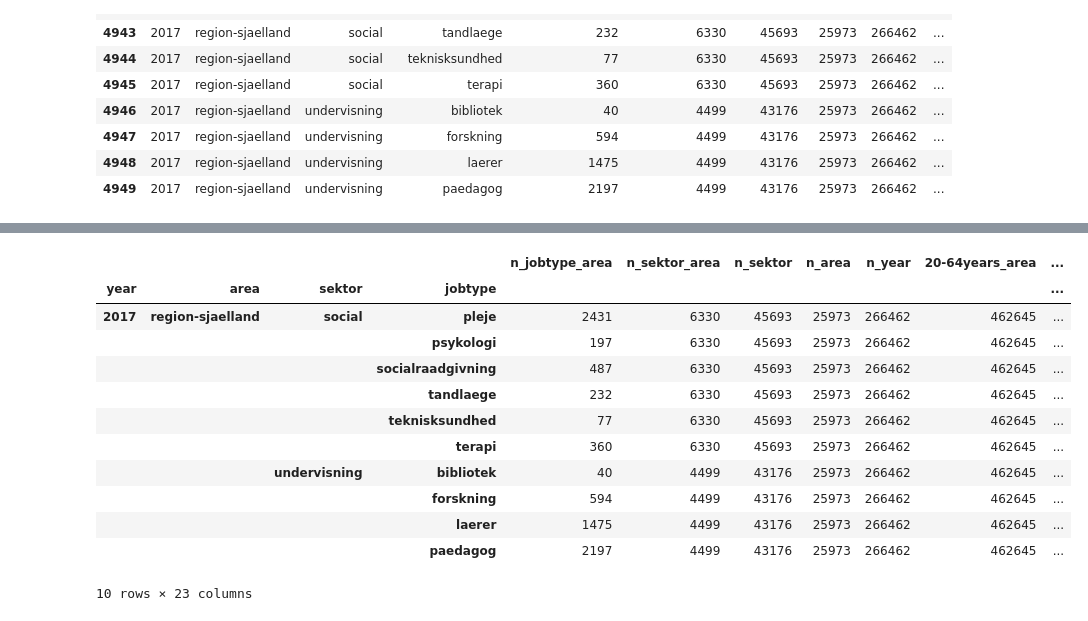
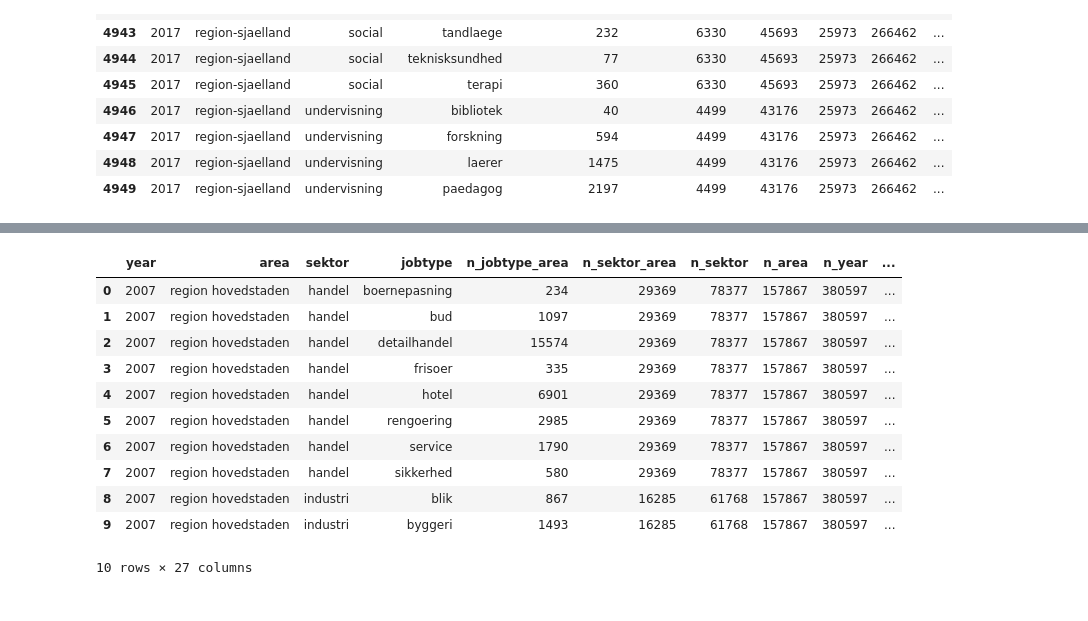
Before and after one commit to Naeim-S/GRP-33-TEST-1, a Jupyter notebook: EXAM/Analyse.ipynb, the cells around one changed output, grey strips where cells are left out. Cells and saved outputs as stored; diff of their text form; code cells hidden in the pictures.

```diff
--- a/EXAM/Analyse.ipynb
+++ b/EXAM/Analyse.ipynb
@@ -43,7 +43,7 @@ def get_data(table_id,variables):
     return data_json
 
 indexlabels_bnp=[2007,2008,2009,2010,2011,2012,2013,2014,2015,2016,2017]
-data_bnp=get_data('NAN1',['Tid=2007,2008,2009,2010,2011,2012,2013,2014,2015,2016,2017','TRANSAKT=B1GQK','PRISENHED=LAN_C']) # Nordjylland
+data_bnp=get_data('NAN1',['Tid=2007,2008,2009,2010,2011,2012,2013,2014,2015,2016,2017','TRANSAKT=B1GQK','PRISENHED=LAN_M']) # Nordjylland
 BNP=pd.DataFrame(data_bnp['dataset']['value'],index=indexlabels_bnp,columns=['BNP, 1000 kr. (2010)'])
 # BNP=BNP.reindex(labels = ['year'], index=BNP.index[::-1]).sort_index()
 # BNP=BNP.transpose()
@@ -67,8 +67,7 @@ BNP
 # %%
 #Merge the JobIndex data with the BNP:
 merged = pd.merge(jobindexed, BNP, on="year", how="left", validate="m:1")
-merged.to_csv("merged.csv") #Saved as a back up, just in case.
 #Create the multi index:
-merged = merged.set_index(['year', 'area', 'sektor', 'jobtype']).sort_index()
-merged.tail(10) #Looks beautiful
+# merged = merged.set_index(['year', 'area', 'sektor', 'jobtype']).sort_index()
+merged.query('year == 2009').tail(10) #Looks beautiful
 # %% [output]
@@ -87,22 +86,22 @@ merged.tail(10) #Looks beautiful
 # %%
 #Creating the ratio variables:
 merged["ratio_jobtype_area"] = merged["FD_jobtype_area"] / merged["FD_BNP"]
 merged["ratio_sektor_area"] = merged["FD_sektor_area"] / merged["FD_BNP"]
 merged["ratio_sektor"] = merged["FD_sektor"] / merged["FD_BNP"]
 merged["ratio_area"] = merged["FD_area"] / merged["FD_BNP"]
 merged["ratio_year"] = merged["FD_year"] / merged["FD_BNP"]
-merged.tail(10) #What a lovely sight
+merged.to_csv("merged_ratio.csv") #Saved as a back up, just in case.
+merged.head(10) #What a lovely sight
 # %% [output]
-|  |  |  |  | n_jobtype_area | n_sektor_area | n_sektor | n_area | n_year | 20-64years_area | ... |
-| year | area | sektor | jobtype |  |  |  |  |  |  | ... |
-| 2017 | region-sjaelland | social | pleje | 2431 | 6330 | 45693 | 25973 | 266462 | 462645 | ... |
-|  |  |  | psykologi | 197 | 6330 | 45693 | 25973 | 266462 | 462645 | ... |
-|  |  |  | socialraadgivning | 487 | 6330 | 45693 | 25973 | 266462 | 462645 | ... |
-|  |  |  | tandlaege | 232 | 6330 | 45693 | 25973 | 266462 | 462645 | ... |
-|  |  |  | teknisksundhed | 77 | 6330 | 45693 | 25973 | 266462 | 462645 | ... |
-|  |  |  | terapi | 360 | 6330 | 45693 | 25973 | 266462 | 462645 | ... |
-|  |  | undervisning | bibliotek | 40 | 4499 | 43176 | 25973 | 266462 | 462645 | ... |
-|  |  |  | forskning | 594 | 4499 | 43176 | 25973 | 266462 | 462645 | ... |
-|  |  |  | laerer | 1475 | 4499 | 43176 | 25973 | 266462 | 462645 | ... |
-|  |  |  | paedagog | 2197 | 4499 | 43176 | 25973 | 266462 | 462645 | ... |
+|  | year | area | sektor | jobtype | n_jobtype_area | n_sektor_area | n_sektor | n_area | n_year | ... |
+| 0 | 2007 | region hovedstaden | handel | boernepasning | 234 | 29369 | 78377 | 157867 | 380597 | ... |
+| 1 | 2007 | region hovedstaden | handel | bud | 1097 | 29369 | 78377 | 157867 | 380597 | ... |
+| 2 | 2007 | region hovedstaden | handel | detailhandel | 15574 | 29369 | 78377 | 157867 | 380597 | ... |
+| 3 | 2007 | region hovedstaden | handel | frisoer | 335 | 29369 | 78377 | 157867 | 380597 | ... |
+| 4 | 2007 | region hovedstaden | handel | hotel | 6901 | 29369 | 78377 | 157867 | 380597 | ... |
+| 5 | 2007 | region hovedstaden | handel | rengoering | 2985 | 29369 | 78377 | 157867 | 380597 | ... |
+| 6 | 2007 | region hovedstaden | handel | service | 1790 | 29369 | 78377 | 157867 | 380597 | ... |
+| 7 | 2007 | region hovedstaden | handel | sikkerhed | 580 | 29369 | 78377 | 157867 | 380597 | ... |
+| 8 | 2007 | region hovedstaden | industri | blik | 867 | 16285 | 61768 | 157867 | 380597 | ... |
+| 9 | 2007 | region hovedstaden | industri | byggeri | 1493 | 16285 | 61768 | 157867 | 380597 | ... |
-10 rows × 23 columns
+10 rows × 27 columns
```
Also changed, not shown: parts of 7 cells of this notebook, 1 other file.
